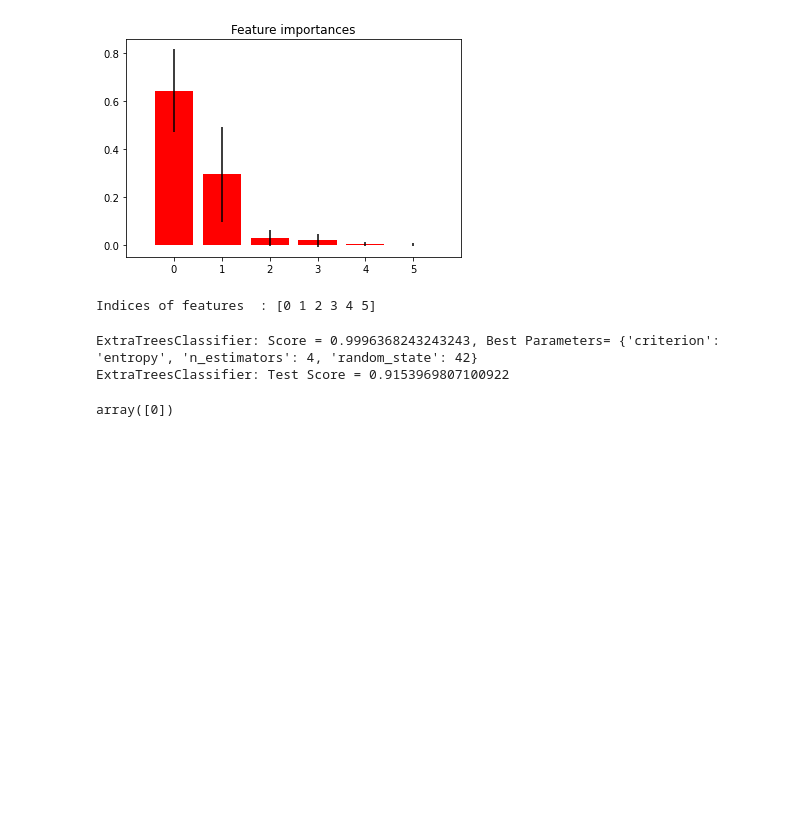
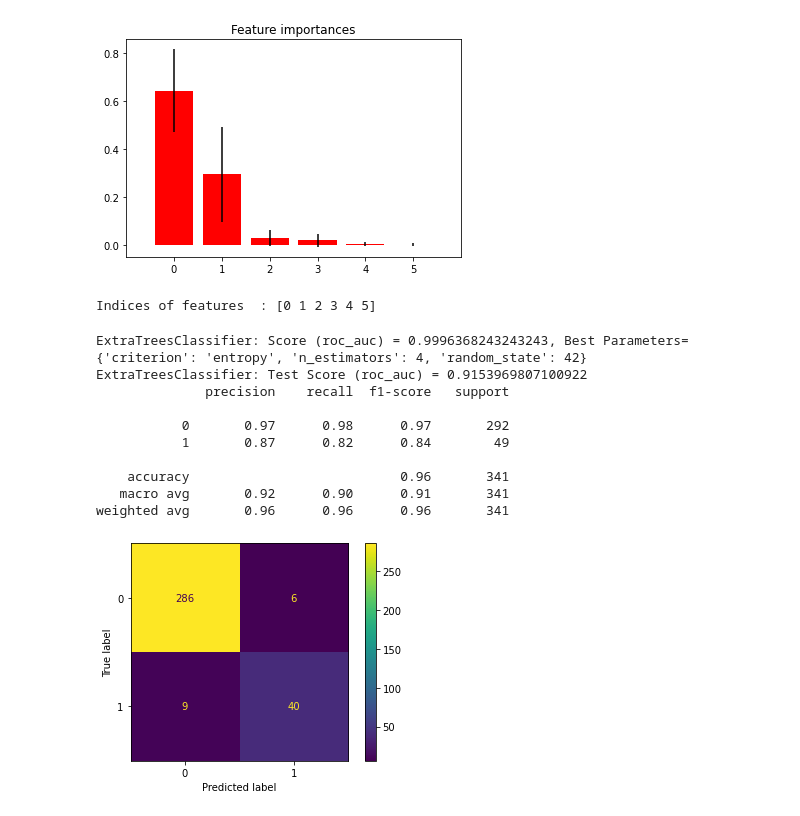
Before and after one commit to erhant/profile-matching, a Jupyter notebook: src/ml.ipynb, the cells around one changed output. Cells and saved outputs as stored; diff of their text form; code cells hidden in the pictures; blank space fills up the shorter version.

Commit message:
eval and different models implementation is complete

```diff
--- a/src/ml.ipynb
+++ b/src/ml.ipynb
@@ -32,11 +31,15 @@ def trainAndTestModel(model_name,model,X_train,Y_train, x_test,y_test):
     # mse = mean_squared_error(Y_test,model.predict(X_test))
     # print(f"{model_name}: Mean Squared Error (MSE) = {mse}")
     try:
-        print(f"{model_name}: Score = {model.score(X_train, Y_train)}, Best Parameters= {model.best_params_}")
+        print(f"{model_name}: Score (roc_auc) = {model.score(X_train, Y_train)}, Best Parameters= {model.best_params_}")
     except:
-        print(f"{model_name}: Score = {model.score(X_train, Y_train)}")
+        print(f"{model_name}: Score (roc_auc) = {model.score(X_train, Y_train)}")
 
-    print(f"{model_name}: Test Score = {model.score(x_test,y_test)} ")
+    print(f"{model_name}: Test Score (roc_auc) = {model.score(x_test,y_test)} ")
+
+    print(classification_report(y_true=y_test,y_pred=model.predict(x_test)))
+    plot_confusion_matrix(model, x_test, y_test)
+    plt.show()
     return model
 # %%
 cols = ["username_sim",	"name_sim",	"loc_sim",	"bio_sim",	"website_sim",	"birthday_sim"]
@@ -83,17 +86,20 @@ Feature ranking:
 [figure]
 Indices of features  : [0 1 2 3 4 5]
 # %%
-from sklearn.ensemble import ExtraTreesClassifier
+from sklearn import ensemble
 param_grid  = {'n_estimators': [2,4,8,16,32,64,128,256,400], 'criterion':["gini", "entropy"], 'random_state': [42]}
-grid_er1 = GridSearchCV(estimator=ExtraTreesClassifier(),param_grid =param_grid ,cv=cross_fold,scoring=scoring, n_jobs= -1)
+grid_er1 = GridSearchCV(estimator=ensemble.ExtraTreesClassifier(),param_grid =param_grid ,cv=cross_fold,scoring=scoring,n_jobs= -1)
 model_name = "ExtraTreesClassifier"
 m = trainAndTestModel(f"{model_name}", grid_er1, x_train, y_train, x_test,y_test)
-# print m.score(x_test,y_test)
 # %% [output]
-ExtraTreesClassifier: Score = 0.9996368243243243, Best Parameters= {'criterion': 'entropy', 'n_estimators': 4, 'random_state': 42}
-ExtraTreesClassifier: Test Score = 0.9153969807100922
+ExtraTreesClassifier: Score (roc_auc) = 0.9996368243243243, Best Parameters= {'criterion': 'entropy', 'n_estimators': 4, 'random_state': 42}
+ExtraTreesClassifier: Test Score (roc_auc) = 0.9153969807100922
+              precision    recall  f1-score   support
+
+           0       0.97      0.98      0.97       292
+           1       0.87      0.82      0.84        49
+
+    accuracy                           0.96       341
+   macro avg       0.92      0.90      0.91       341
+weighted avg       0.96      0.96      0.96       341
+[figure, added]
-# %%
-f=np.array([0.49,0,0,0,0,1])
-m.predict(f.reshape(1,-1))
-# %% [output]
-array([0])
```
Also changed, not shown: parts of 5 cells of this notebook.
